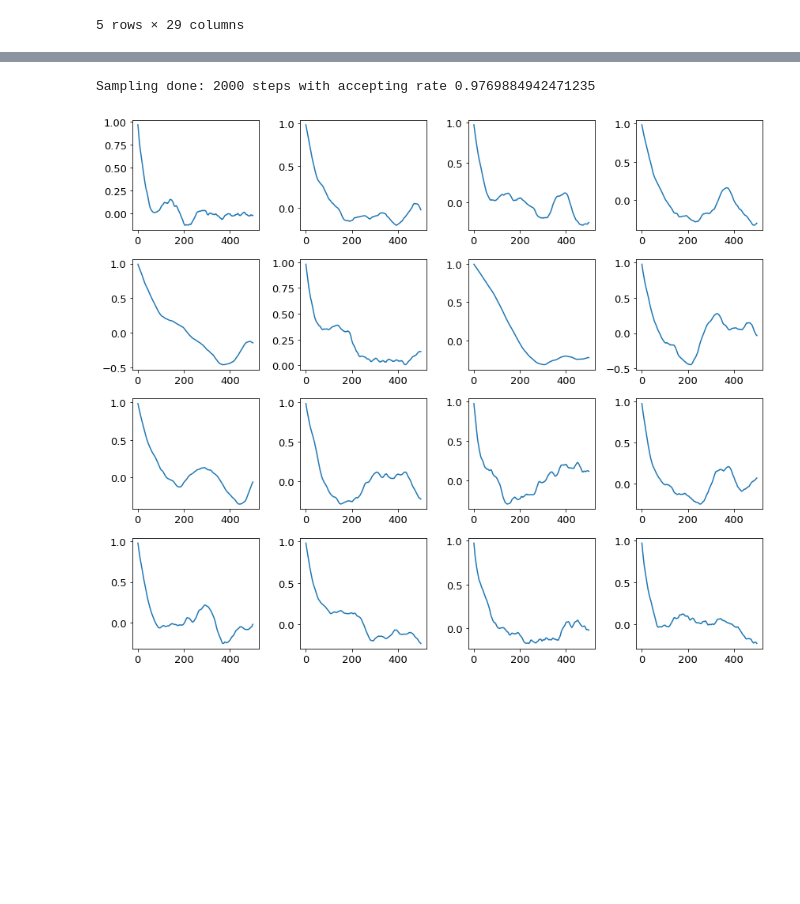
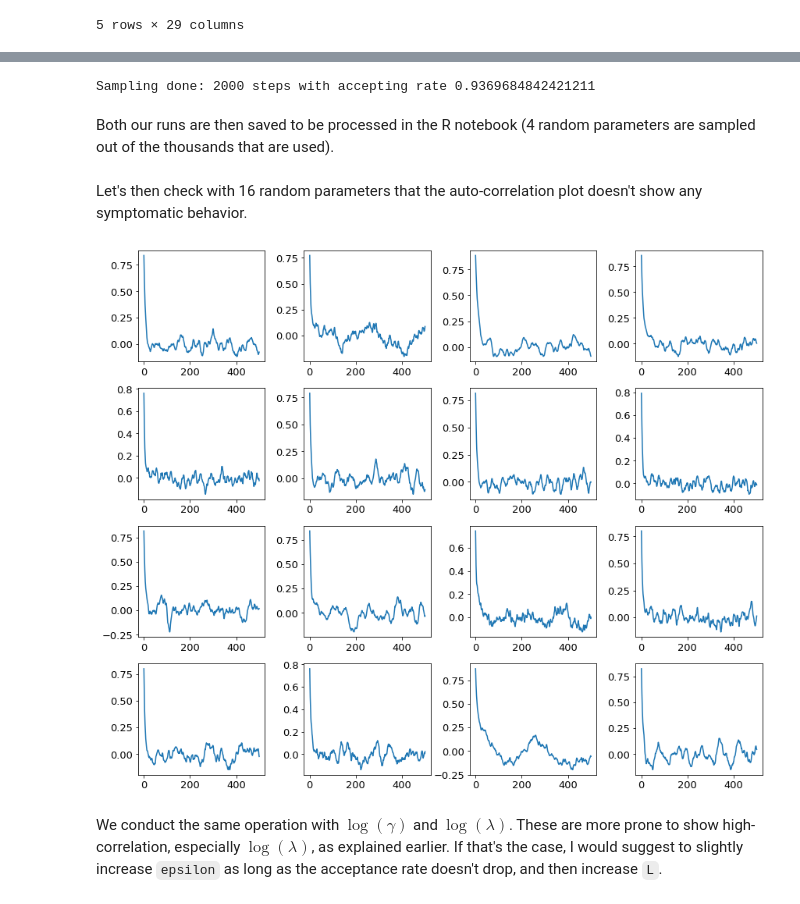
Before and after one commit to PierreTsr/FluxPartitioning, a Jupyter notebook: src/flux_NN.ipynb, the cells around one changed output, grey strips where cells are left out. Cells and saved outputs as stored; diff of their text form; code cells hidden in the pictures; blank space fills up the shorter version.

Commit message:
fine-tuning done

```diff
--- a/src/flux_NN.ipynb
+++ b/src/flux_NN.ipynb
@@ -111,13 +152,13 @@ burn_in = 1000
 n_iter = 2000
 
 n_obs_train = NEE_train1.shape[0]
-n_obs_test = NEE_test.shape[0]
+n_obs_test = NEE_test1.shape[0]
 
 
 def sample(model, inputs):
     # Create HMC super-model
     n_obs = inputs[1].shape[0]
-    hmc = HMC(model, L=50, epsilon_min=1e-3, epsilon_max=1e-3, batch_size=n_obs, n_obs=n_obs)
+    hmc = HMC(model, L=100, epsilon_min=2e-3, epsilon_max=2e-3, batch_size=n_obs, n_obs=n_obs)
 
     # Initialize bookkeeping
     parameters = []  # bookkeeping the parameters
@@ -151,6 +192,6 @@ def sample(model, inputs):
     print(f"Sampling done: {n_iter} steps with accepting rate {np.mean(acceptance)}")
     return hmc, parameters, log_gamma, log_lambda, log_likelihood, hamiltonians, acceptance
 # %%
-hmc, parameters, log_gamma, log_lambda, log_likelihood, hamiltonians, acceptance = sample(model_noSIF, (
+hmc, parameters, log_gamma, log_lambda, log_likelihood, hamiltonians, acceptance = sample(model1, (
     {'APAR_input': label_train, 'EV_input1': EV1_train1, 'EV_input2': EV2_train1}, NEE_train1))
 # %% [output]
@@ -254,7 +304,7 @@ sigma_Reco_pred_test = np.var(Reco_test_traj, axis=1)
 dir = Path("../etc/diagnostic/flux_nn")
 dir.mkdir(exist_ok=True)
 
-model2 = NN_noSIF(n_neuron=32, activation1='relu', activation2='relu')
+model2 = NN_noSIF(n_neuron=hidden_dim, activation1='relu', activation2='relu')
 model2.fit({'APAR_input': label_train, 'EV_input1': EV1_train1, 'EV_input2': EV2_train1},
                              {'NEE': NEE_train1},
                              epochs=500,
@@ -265,33 +315,41 @@ model2.fit({'APAR_input': label_train, 'EV_input1': EV1_train1, 'EV_input2': EV2
 _, parameters2, log_gamma2, log_lambda2, log_likelihood2, hamiltonians2, acceptance2 = sample(model2, (
     {'APAR_input': label_train, 'EV_input1': EV1_train1, 'EV_input2': EV2_train1}, NEE_train1))
 # %% [output]
-Sampling done: 2000 steps with accepting rate 0.9769884942471235
+Sampling done: 2000 steps with accepting rate 0.9369684842421211
+# %% [markdown]
+Both our runs are then saved to be processed in the R notebook (4 random parameters are sampled out of the thousands that are used).
 # %%
 np.save(dir / "log_gamma.npy", np.stack([log_gamma, log_gamma2], axis=1).astype(np.float64))
 np.save(dir / "log_lambda.npy", np.stack([log_lambda, log_lambda2], axis=1).astype(np.float64))
 tmp = np.stack([parameters, parameters2], axis=2).astype(np.float64)
-for i in range(5):
-    np.save(dir / ("parameter" + str(i) + ".npy"), tmp[:,i,:])
+for i in range(4):
+    random_param = np.random.randint(0, parameters.shape[1])
+    np.save(dir / ("parameter" + str(i) + ".npy"), tmp[:,random_param,:])
 np.save(dir / "full_parameters.npy", tmp)
+# %% [markdown]
+Let's then check with 16 random parameters that the auto-correlation plot doesn't show any symptomatic behavior.
 # %%
 # plot auto-correlation
 
 fig, axs = plt.subplots(4, 4, figsize=(12, 10))
 axs = axs.flatten()
 max_lag = int(n_iter/4)
-for i in range(len(axs)):
+for k in range(len(axs)):
+    i = np.random.randint(0, parameters.shape[1])
     auto_cor = []
     mean = np.mean(parameters[:, i])
     var = np.var(parameters[:, i])
     for lag in range(1, max_lag):
         param = parameters[lag:, i]
         param_lagged = parameters[:-lag, i]
         auto_cor.append(np.mean((param - mean) * (param_lagged - mean)) / var)
-    axs[i].plot(np.arange(1, max_lag), auto_cor)
+    axs[k].plot(np.arange(1, max_lag), auto_cor)
 plt.tight_layout()
 plt.show()
 # %% [output]
-[figure, old version]
+[figure, new version]
+# %% [markdown]
+We conduct the same operation with $\log(\gamma)$ and $\log(\lambda)$. These are more prone to show high-correlation, especially $\log(\lambda)$, as explained earlier. If that's the case, I would suggest to slightly increase `epsilon` as long as the acceptance rate doesn't drop, and then increase `L`.
 # %%
 fig, axs = plt.subplots(1, 2, figsize=(12, 6))
 axs = axs.flatten()
```
Also changed, not shown: parts of 44 cells of this notebook, 2 other files.
